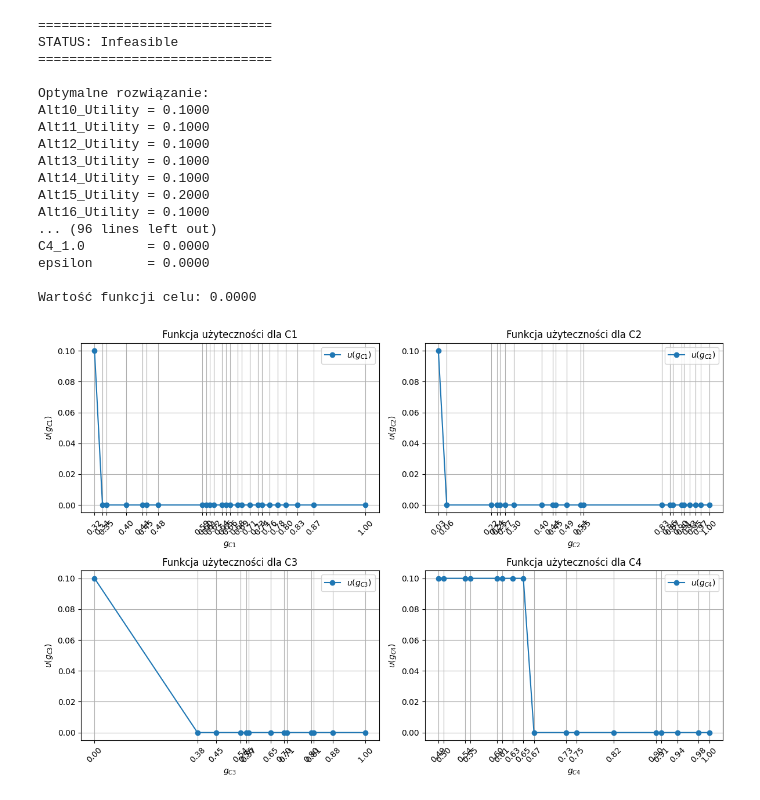
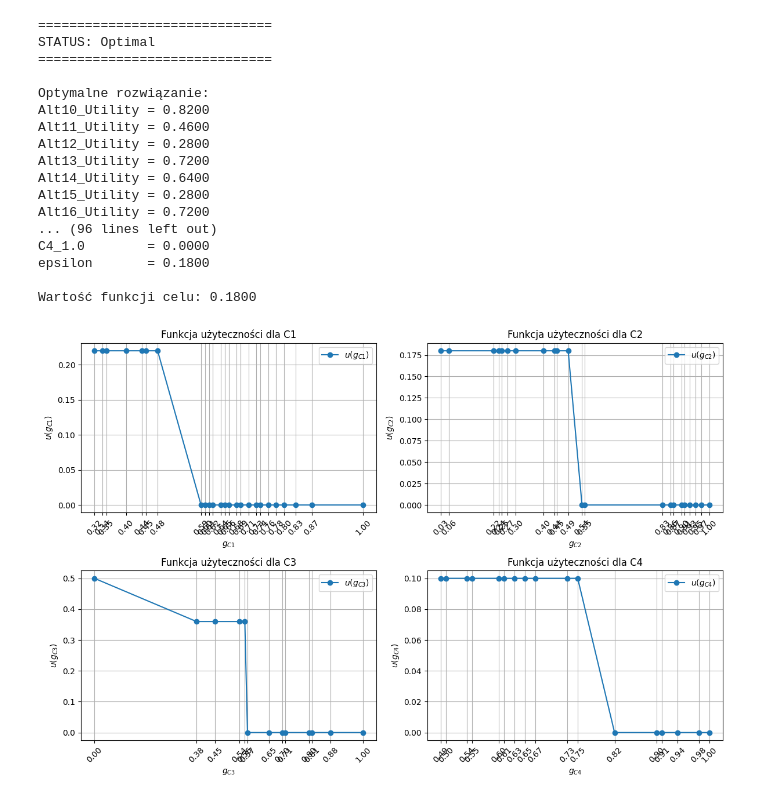
Before and after one commit to KotZPolibudy/PUT_ISWD, a Jupyter notebook: projekt1/src/Kociarz_koszty.ipynb, the cells around one changed output. Drawn from its saved outputs; the diff is of its cells as text; code cells hidden in the pictures.

```diff
--- a/projekt1/src/Kociarz_koszty.ipynb
+++ b/projekt1/src/Kociarz_koszty.ipynb
@@ -15,14 +15,14 @@ prob = LpProblem("UTA_Method", LpMaximize)
 
 # Tworzenie zmiennych decyzyjnych dla każdego kryterium
 criteria_vars = {
-    c: {val: LpVariable(f"{c}_{val}", lowBound=0, upBound=1) for val in sorted(data[c].unique(), reverse=True)} for c in
-    criteria} # reverse=True - bo są typu koszt
+    c: {val: LpVariable(f"{c}_{val}", lowBound=0, upBound=1) for val
+        in sorted(data[c].unique())} for c in criteria} # reverse=True - bo są typu koszt
 
 # Ograniczenia monotoniczności (odwrotne - bo koszty)
 for c, vars_dict in criteria_vars.items():
     sorted_values = sorted(vars_dict.keys(), reverse=True)
     for i in range(len(sorted_values) - 1):
-        prob += vars_dict[sorted_values[i]] >= vars_dict[sorted_values[i + 1]], f"Monotonicity_{c}_{i}"
+        prob += vars_dict[sorted_values[i + 1]] >= vars_dict[sorted_values[i ]], f"Monotonicity_{c}_{i}"
 
 # Ograniczenia normalizacji (0 -> highest, koszta)
 for c in criteria:
@@ -45,7 +45,7 @@ for idx, row in data.iterrows():
 epsilon = LpVariable("epsilon", lowBound=0)
 prob += table_utilities[14] >= table_utilities[11] + epsilon, "Pref_14_11" # ta jest od Oskara (R2 > R1)
 prob += table_utilities[2] >= table_utilities[25] + epsilon, "Pref_2_25" # ta jest od Kota  (R1 > R3)
-# todo -> dodać jeszcze 3 jakieś pary żeby mieć do referencyjnych
+
 # Ponieważ obydwoje mamy Czwartą grupę informacji preferencyjnej,
 # wybieramy przykłady które ją spełniają przede wszystkim. R2 > R1 > R3
 prob += table_utilities[11] >= table_utilities[17] + epsilon, "Pref_11_17"  # R2 >> R3
@@ -53,7 +53,7 @@ prob += table_utilities[11] >= table_utilities[17] + epsilon, "Pref_11_17"  # R2
 
 # prob += table_utilities[4] >= table_utilities[1] + epsilon, "Pref_4_1"   # R2 > R1
 # prob += table_utilities[1] >= table_utilities[7] + epsilon, "Pref_1_7"  # R1 > R3
-# wykomentowane, bo ma być 5 par wariantów referencyjnych,
+# powinno być wykomentowane, bo ma być 5 par wariantów referencyjnych,
 # oraz 2 grupy preferencji - więc trzeba dodać coś z drugiej grupy preferencji
 
 # przykłady "remisu" lokalizacji, różniące sposobem finansowania (zakładamy, że F1 > F2 oraz F1 > F3)
@@ -73,41 +73,41 @@ print("Optymalne rozwiązanie:")
 max_var_length = max(len(var.name) for var in prob.variables())
 for var in prob.variables():
     print(f"{var.name.ljust(max_var_length)} = {value(var):.4f}")
 print("\nWartość funkcji celu:", f"{value(prob.objective):.4f}\n")
 
 # Generowanie wykresów dla każdego kryterium
 plt.figure(figsize=(12, 8))
 for i, c in enumerate(criteria, 1):
     values = sorted(criteria_vars[c].keys(), reverse=True) # sort reverse? czy nie?
     solver_values = [value(criteria_vars[c][v]) for v in values]
 
     plt.subplot(2, 2, i)
     plt.plot(values, solver_values, marker='o', linestyle='-', label=f'$u(g_{{{c}}})$')
     plt.xlabel(f'$g_{{{c}}}$')
     plt.ylabel(f'$u(g_{{{c}}})$')
     plt.title(f'Funkcja użyteczności dla {c}')
     plt.xticks(values, rotation=45)
     plt.grid(True)
     plt.legend()
 
 plt.tight_layout()
 plt.show()
 # %% [output]
 ==============================
-STATUS: Infeasible
+STATUS: Optimal
 ==============================
 
 Optymalne rozwiązanie:
-Alt10_Utility = 0.1000
-Alt11_Utility = 0.1000
-Alt12_Utility = 0.1000
-Alt13_Utility = 0.1000
-Alt14_Utility = 0.1000
-Alt15_Utility = 0.2000
-Alt16_Utility = 0.1000
+Alt10_Utility = 0.8200
+Alt11_Utility = 0.4600
+Alt12_Utility = 0.2800
+Alt13_Utility = 0.7200
+Alt14_Utility = 0.6400
+Alt15_Utility = 0.2800
+Alt16_Utility = 0.7200
 ... (96 lines left out)
 C4_1.0        = 0.0000
-epsilon       = 0.0000
+epsilon       = 0.1800
 
-Wartość funkcji celu: 0.0000
+Wartość funkcji celu: 0.1800
-[figure, old version]
+[figure, new version]
```
